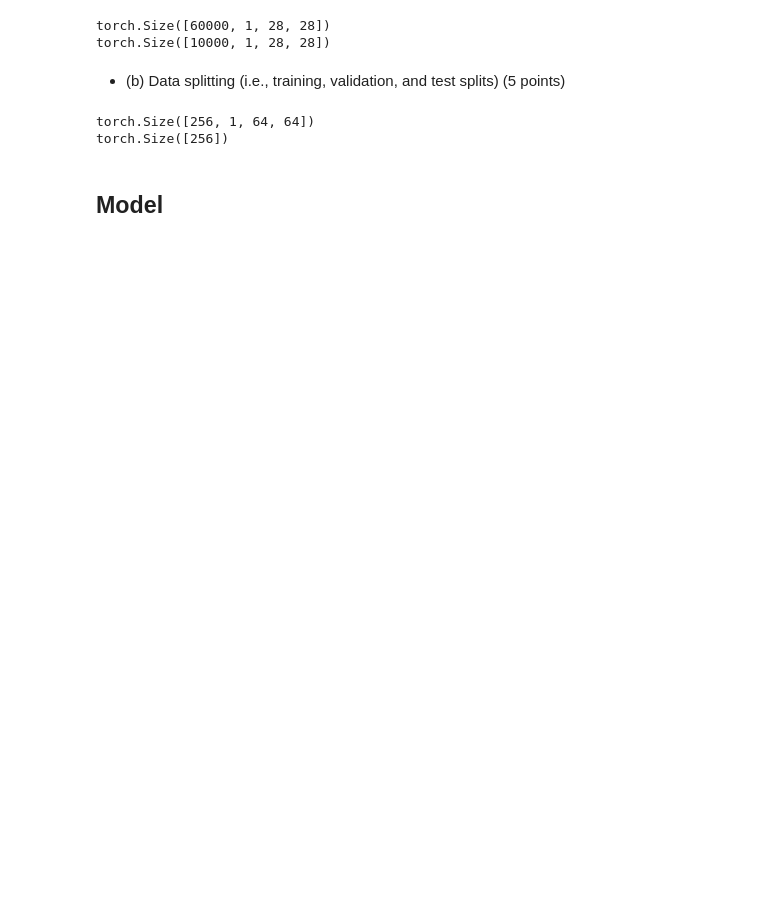
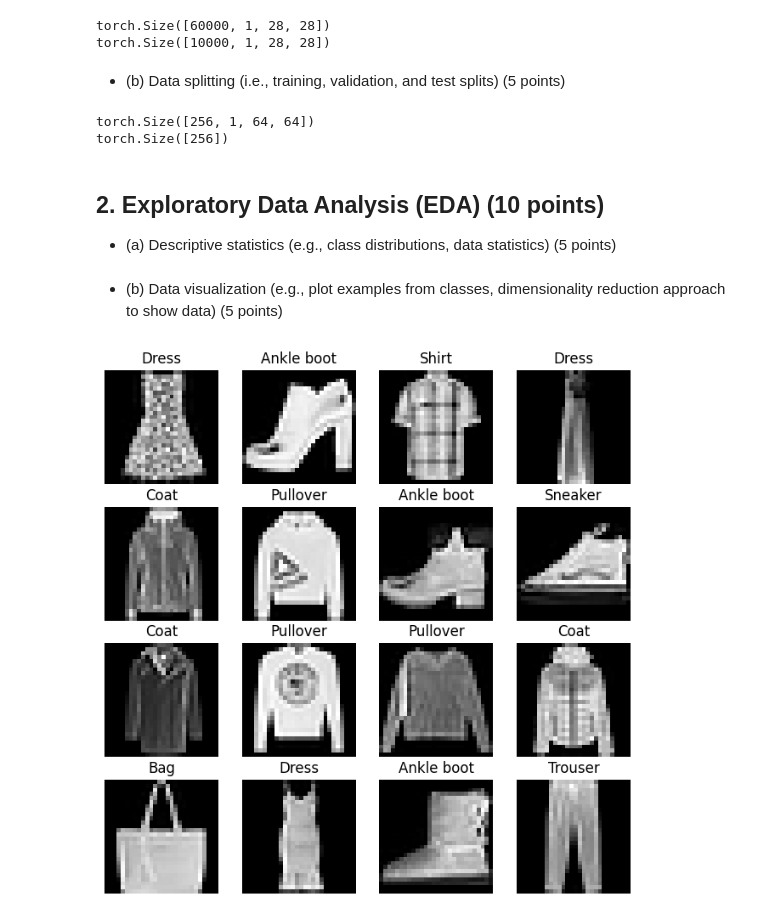
Before and after one commit to percool/ECEN758_Proj, a Jupyter notebook: src/main_cv.ipynb, the cells around one changed output. Saved outputs shown, nothing was run; the diff lists cells and outputs as text; code cells hidden in the pictures; blank space fills up the shorter version.

```diff
--- a/src/main_cv.ipynb
+++ b/src/main_cv.ipynb
@@ -139,5 +126,24 @@ print(targets.shape)
 # %% [output]
 torch.Size([256, 1, 64, 64])
 torch.Size([256])
-# %% [markdown]
-## Model
+# %% [markdown]
+## 2. Exploratory Data Analysis (EDA) (10 points)
+- (a) Descriptive statistics (e.g., class distributions, data statistics) (5 points)
+# %% [markdown]
+- (b) Data visualization (e.g., plot examples from classes, dimensionality reduction approach to show data) (5 points)
+# %%
+import matplotlib.pyplot as plt
+figure = plt.figure(figsize = (8,8))
+cols, rows = 4, 4
+ids=torch.randint(len(data_test), size = (cols*rows,))
+for i in range (1, cols*rows + 1):
+    image, label = data_test[ids[i-1].item()]
+    figure.add_subplot(rows, cols, i)
+    plt.title(classes[label])
+    plt.axis('off')
+    # plt.imshow(image.squeeze(), cmap='gray')
+    plt.imshow(image, cmap='gray')
+    # plt.imshow(image.squeeze())
+plt.show()
+# %% [output]
+[figure, added]
```
Also changed, not shown: parts of 26 cells of this notebook, 26 other files.
